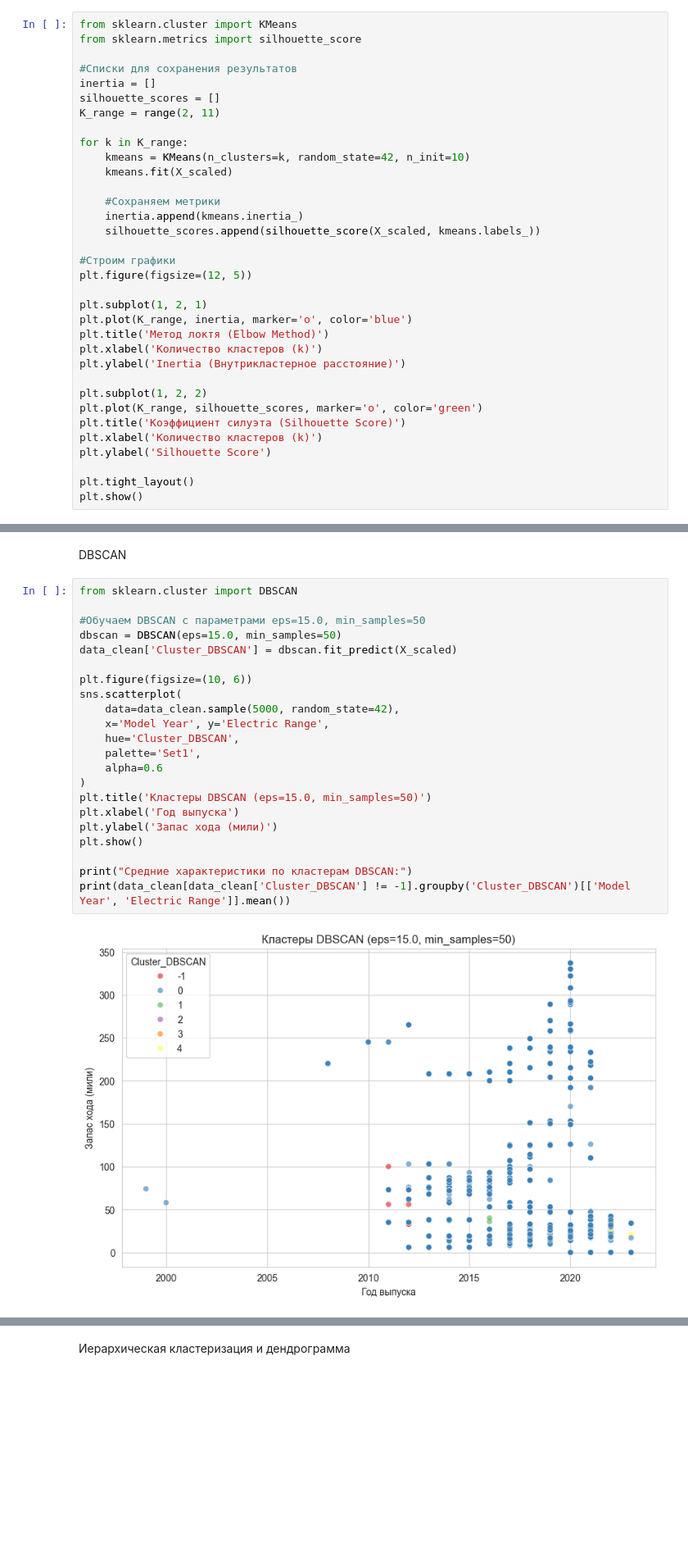
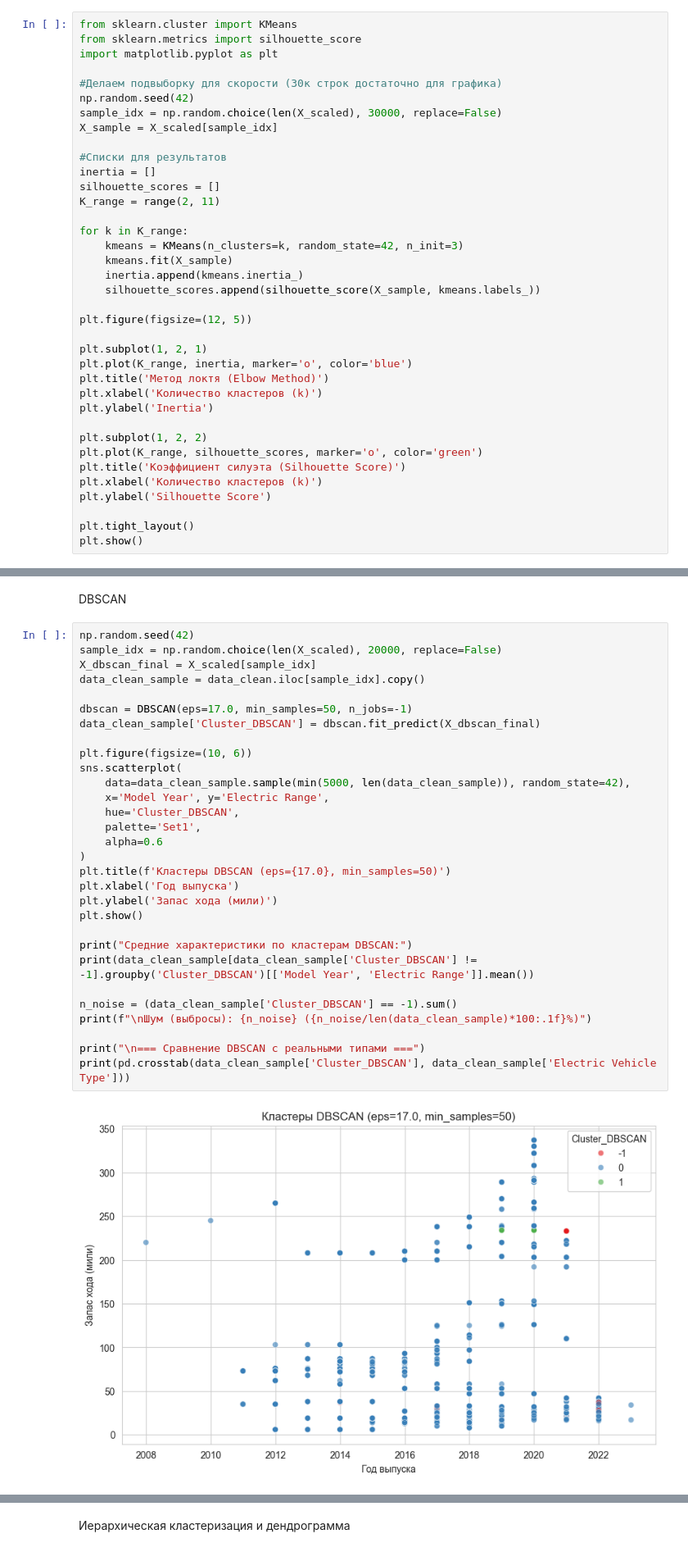
Before and after one commit to alexm1h/Machine-Learning-Python, a Jupyter notebook: lab2_MO/lab2_MO.ipynb, the cells around one changed output, grey strips where cells are left out. Shown at 82% size. Saved outputs shown, nothing was run; the diff lists cells and outputs as text; blank space fills up the shorter version.

```diff
--- a/lab2_MO/lab2_MO.ipynb
+++ b/lab2_MO/lab2_MO.ipynb
@@ -317,28 +284,31 @@ print(f"Первые 5 строк масштабированных данных:
 # %%
 from sklearn.cluster import KMeans
 from sklearn.metrics import silhouette_score
+import matplotlib.pyplot as plt
 
-#Списки для сохранения результатов
+#Делаем подвыборку для скорости (30к строк достаточно для графика)
+np.random.seed(42)
+sample_idx = np.random.choice(len(X_scaled), 30000, replace=False)
+X_sample = X_scaled[sample_idx]
+
+#Списки для результатов
 inertia = []
 silhouette_scores = []
 K_range = range(2, 11)
 
 for k in K_range:
-    kmeans = KMeans(n_clusters=k, random_state=42, n_init=10)
-    kmeans.fit(X_scaled)
+    kmeans = KMeans(n_clusters=k, random_state=42, n_init=3)
+    kmeans.fit(X_sample)
+    inertia.append(kmeans.inertia_)
+    silhouette_scores.append(silhouette_score(X_sample, kmeans.labels_))
 
-    #Сохраняем метрики
-    inertia.append(kmeans.inertia_)
-    silhouette_scores.append(silhouette_score(X_scaled, kmeans.labels_))
-
-#Строим графики
 plt.figure(figsize=(12, 5))
 
 plt.subplot(1, 2, 1)
 plt.plot(K_range, inertia, marker='o', color='blue')
 plt.title('Метод локтя (Elbow Method)')
 plt.xlabel('Количество кластеров (k)')
-plt.ylabel('Inertia (Внутрикластерное расстояние)')
+plt.ylabel('Inertia')
 
 plt.subplot(1, 2, 2)
 plt.plot(K_range, silhouette_scores, marker='o', color='green')
@@ -463,29 +421,37 @@ eps=2.5, min_samples=20: Кластеров = 28, Шум = 61 (0.2%)
 # %% [markdown]
 DBSCAN
 # %%
-from sklearn.cluster import DBSCAN
+np.random.seed(42)
+sample_idx = np.random.choice(len(X_scaled), 20000, replace=False)
+X_dbscan_final = X_scaled[sample_idx]
+data_clean_sample = data_clean.iloc[sample_idx].copy()
 
-#Обучаем DBSCAN с параметрами eps=15.0, min_samples=50
-dbscan = DBSCAN(eps=15.0, min_samples=50)
-data_clean['Cluster_DBSCAN'] = dbscan.fit_predict(X_scaled)
+dbscan = DBSCAN(eps=17.0, min_samples=50, n_jobs=-1)
+data_clean_sample['Cluster_DBSCAN'] = dbscan.fit_predict(X_dbscan_final)
 
 plt.figure(figsize=(10, 6))
 sns.scatterplot(
-    data=data_clean.sample(5000, random_state=42),
+    data=data_clean_sample.sample(min(5000, len(data_clean_sample)), random_state=42),
     x='Model Year', y='Electric Range',
     hue='Cluster_DBSCAN',
     palette='Set1',
     alpha=0.6
 )
-plt.title('Кластеры DBSCAN (eps=15.0, min_samples=50)')
+plt.title(f'Кластеры DBSCAN (eps={17.0}, min_samples=50)')
 plt.xlabel('Год выпуска')
 plt.ylabel('Запас хода (мили)')
 plt.show()
 
 print("Средние характеристики по кластерам DBSCAN:")
-print(data_clean[data_clean['Cluster_DBSCAN'] != -1].groupby('Cluster_DBSCAN')[['Model Year', 'Electric Range']].mean())
+print(data_clean_sample[data_clean_sample['Cluster_DBSCAN'] != -1].groupby('Cluster_DBSCAN')[['Model Year', 'Electric Range']].mean())
+
+n_noise = (data_clean_sample['Cluster_DBSCAN'] == -1).sum()
+print(f"\nШум (выбросы): {n_noise} ({n_noise/len(data_clean_sample)*100:.1f}%)")
+
+print("\n=== Сравнение DBSCAN с реальными типами ===")
+print(pd.crosstab(data_clean_sample['Cluster_DBSCAN'], data_clean_sample['Electric Vehicle Type']))
 # %% [output]
-[figure, old version]
+[figure, new version]
 Средние характеристики по кластерам DBSCAN:
                  Model Year  Electric Range
 Cluster_DBSCAN
```
Also changed, not shown: parts of 26 cells of this notebook.
